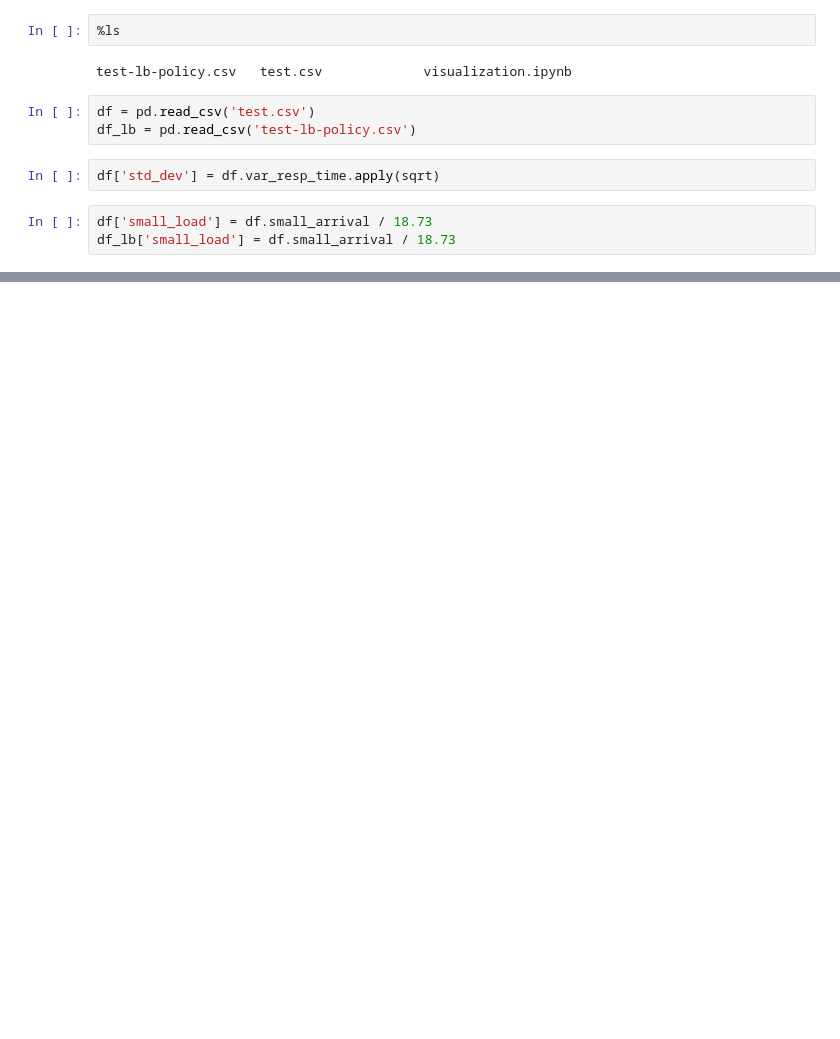
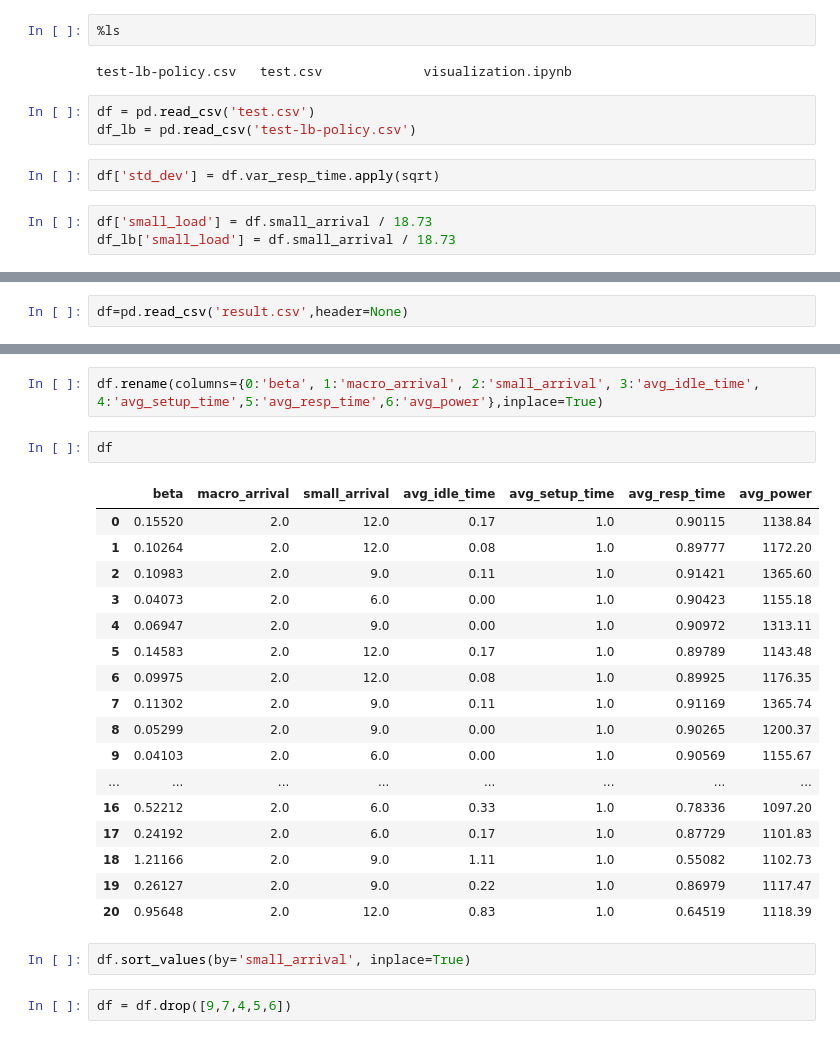
Before and after one commit to mEyob/load-balancing-5G-hetnet, a Jupyter notebook: simulator/data/visualization.ipynb, the cells around one changed output, grey strips where cells are left out. Saved outputs shown, nothing was run; the diff lists cells and outputs as text; blank space fills up the shorter version.

Commit message:
more idle time values

```diff
--- a/simulator/data/visualization.ipynb
+++ b/simulator/data/visualization.ipynb
@@ -100,0 +96,2 @@ int(sma)
+# %%
+df=pd.read_csv('result.csv',header=None)
@@ -100,0 +107,26 @@ int(sma)
+# %%
+df.rename(columns={0:'beta', 1:'macro_arrival', 2:'small_arrival', 3:'avg_idle_time', 4:'avg_setup_time',5:'avg_resp_time',6:'avg_power'},inplace=True)
+# %%
+df
+# %% [output]
+|  | beta | macro_arrival | small_arrival | avg_idle_time | avg_setup_time | avg_resp_time | avg_power |
+| 0 | 0.15520 | 2.0 | 12.0 | 0.17 | 1.0 | 0.90115 | 1138.84 |
+| 1 | 0.10264 | 2.0 | 12.0 | 0.08 | 1.0 | 0.89777 | 1172.20 |
+| 2 | 0.10983 | 2.0 | 9.0 | 0.11 | 1.0 | 0.91421 | 1365.60 |
+| 3 | 0.04073 | 2.0 | 6.0 | 0.00 | 1.0 | 0.90423 | 1155.18 |
+| 4 | 0.06947 | 2.0 | 9.0 | 0.00 | 1.0 | 0.90972 | 1313.11 |
+| 5 | 0.14583 | 2.0 | 12.0 | 0.17 | 1.0 | 0.89789 | 1143.48 |
+| 6 | 0.09975 | 2.0 | 12.0 | 0.08 | 1.0 | 0.89925 | 1176.35 |
+| 7 | 0.11302 | 2.0 | 9.0 | 0.11 | 1.0 | 0.91169 | 1365.74 |
+| 8 | 0.05299 | 2.0 | 9.0 | 0.00 | 1.0 | 0.90265 | 1200.37 |
+| 9 | 0.04103 | 2.0 | 6.0 | 0.00 | 1.0 | 0.90569 | 1155.67 |
+| ... | ... | ... | ... | ... | ... | ... | ... |
+| 16 | 0.52212 | 2.0 | 6.0 | 0.33 | 1.0 | 0.78336 | 1097.20 |
+| 17 | 0.24192 | 2.0 | 6.0 | 0.17 | 1.0 | 0.87729 | 1101.83 |
+| 18 | 1.21166 | 2.0 | 9.0 | 1.11 | 1.0 | 0.55082 | 1102.73 |
+| 19 | 0.26127 | 2.0 | 9.0 | 0.22 | 1.0 | 0.86979 | 1117.47 |
+| 20 | 0.95648 | 2.0 | 12.0 | 0.83 | 1.0 | 0.64519 | 1118.39 |
+# %%
+df.sort_values(by='small_arrival', inplace=True)
+# %%
+df = df.drop([9,7,4,5,6])
```
Also changed, not shown: parts of 18 cells of this notebook, 33 other files.
